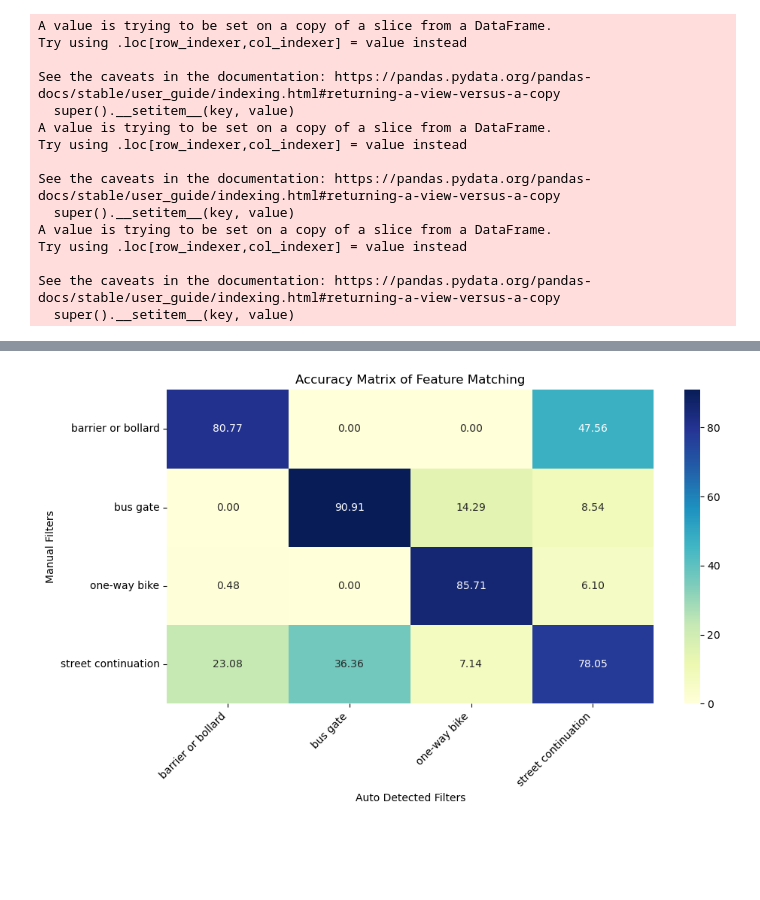
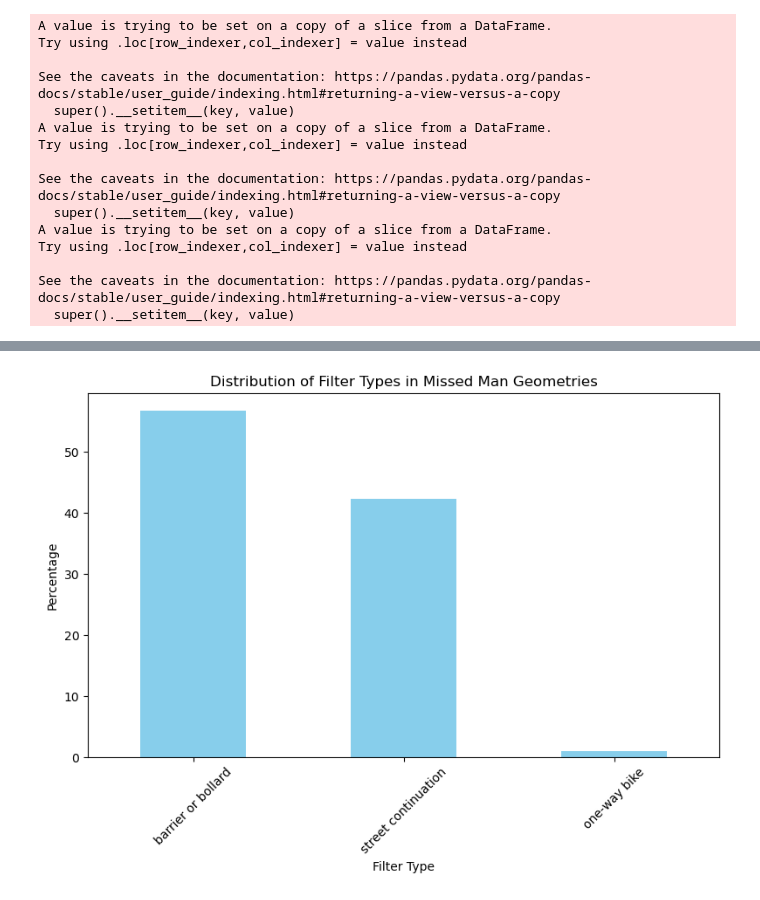
Before and after one commit to Froguin99/LTN-Detection, a Jupyter notebook: filter_classification_accuracy_assesment.ipynb, the cells around one changed output, grey strips where cells are left out. Saved outputs shown, nothing was run; the diff lists cells and outputs as text; code cells hidden in the pictures; blank space fills up the shorter version.

```diff
--- a/filter_classification_accuracy_assesment.ipynb
+++ b/filter_classification_accuracy_assesment.ipynb
@@ -513,26 +483,0 @@ plt.show()
-# %%
-import seaborn as sns
-import matplotlib.pyplot as plt
-
-
-
-# Creating a matrix plot
-accuracy_matrix = []
-for manual_type in manual_filter_types:
-    row = []
-    for auto_type in auto_filter_types:
-        row.append(accuracy_results[f"{manual_type}_to_{auto_type}"])
-    accuracy_matrix.append(row)
-
-plt.figure(figsize=(10, 6))
-sns.heatmap(accuracy_matrix, annot=True, fmt=".2f", cmap="YlGnBu",
-            xticklabels=auto_filter_types, yticklabels=manual_filter_types)
-plt.xlabel('Auto Detected Filters')
-plt.ylabel('Manual Filters')
-plt.title('Accuracy Matrix of Feature Matching')
-plt.xticks(rotation=45, ha='right')
-plt.yticks(rotation=0)
-plt.tight_layout()
-plt.show()
-# %% [output]
-[figure, removed]
@@ -704,0 +484,22 @@ print("Accuracy:", accuracy)
+# %%
+import matplotlib.pyplot as plt
+
+# Assuming you have already obtained the "missed_man" DataFrame
+
+# Calculate the total number of missed "man" geometries
+total_missed_man = len(missed_man)
+
+# Calculate the percentage of each filter type
+filter_type_percentage = (missed_man['filter_type_left'].value_counts() / total_missed_man) * 100
+
+# Plot the distribution of "filter_type" from the missed_man DataFrame as percentages
+plt.figure(figsize=(8, 6))
+filter_type_percentage.plot(kind='bar', color='skyblue')
+plt.xlabel('Filter Type')
+plt.ylabel('Percentage')
+plt.title('Distribution of Filter Types in Missed Man Geometries')
+plt.xticks(rotation=45)  # Rotate x-axis labels for better visibility
+plt.tight_layout()
+plt.show()
+# %% [output]
+[figure, added]
```
Also changed, not shown: parts of 28 cells of this notebook.
